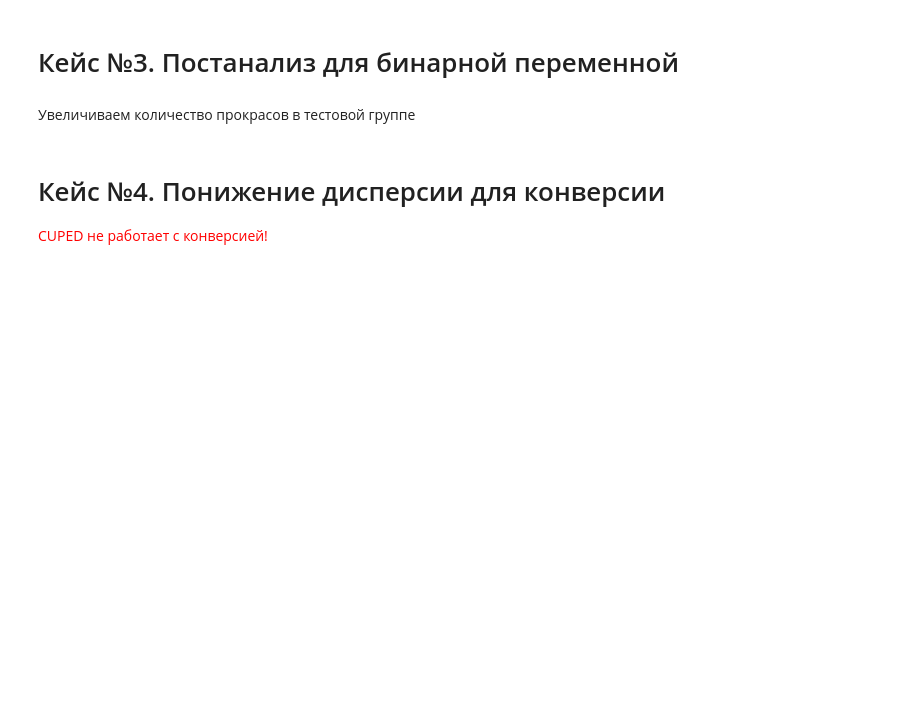
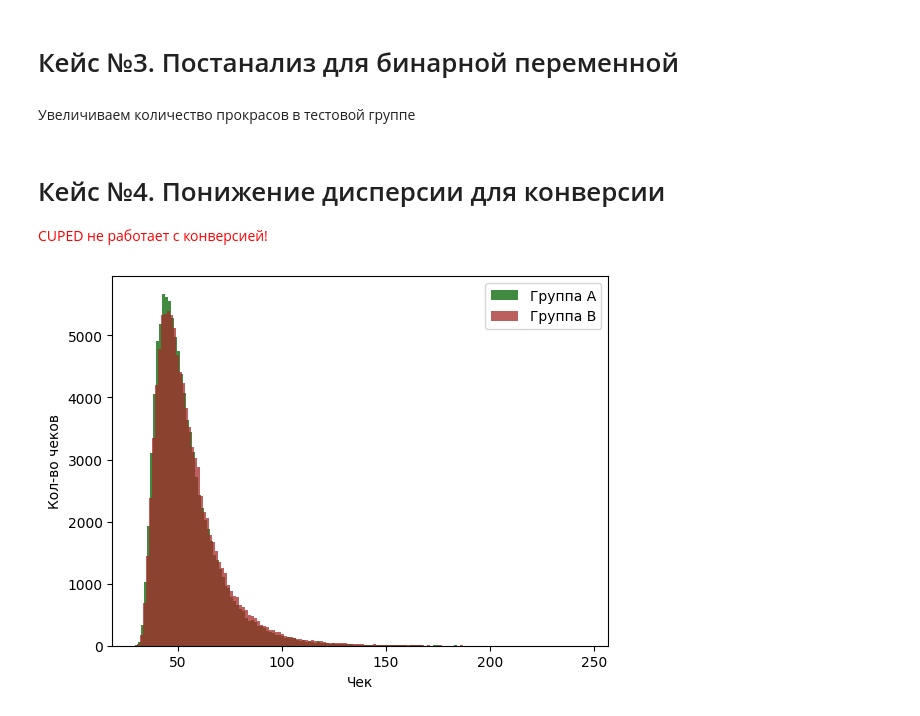
Before and after one commit to educauchy/abacus, a Jupyter notebook: examples/post_analysis_demo.ipynb, the cells around one changed output. Cells and saved outputs as stored; diff of their text form; code cells hidden in the pictures; blank space fills up the shorter version.

```diff
--- a/examples/post_analysis_demo.ipynb
+++ b/examples/post_analysis_demo.ipynb
@@ -198,3 +198,23 @@ print(f"ztest_test: {ab_test.test_hypothesis_ztest_prop()}")
 ab_test1 = ab_test.cuped()
 print(f"bootstrap_test: {ab_test1.test_hypothesis_boot_confint()}")
 print(f"ztest_test: {ab_test1.test_hypothesis_ztest_prop()}")
+# %%
+import matplotlib.pyplot as plt
+
+np.random.seed(42)
+
+n_obs = 100_000
+d1 = np.random.lognormal(3, 0.6, n_obs) + np.random.normal(0, 1, n_obs) + np.array([30] * n_obs)
+d2 = np.random.lognormal(3.05, 0.6, n_obs) + np.random.normal(0, 1, n_obs) + np.array([30] * n_obs)
+
+d1 = d1[d1 < 250]
+d2 = d2[d2 < 250]
+
+plt.hist(d1, bins=150, alpha=0.75, label='Группа А', color='darkgreen')
+plt.hist(d2, bins=150, alpha=0.75, label='Группа В', color='brown')
+plt.xlabel('Чек')
+plt.ylabel('Кол-во чеков')
+plt.legend()
+plt.show()
+# %% [output]
+[figure, added]
```
Also changed, not shown: 4 other files.
